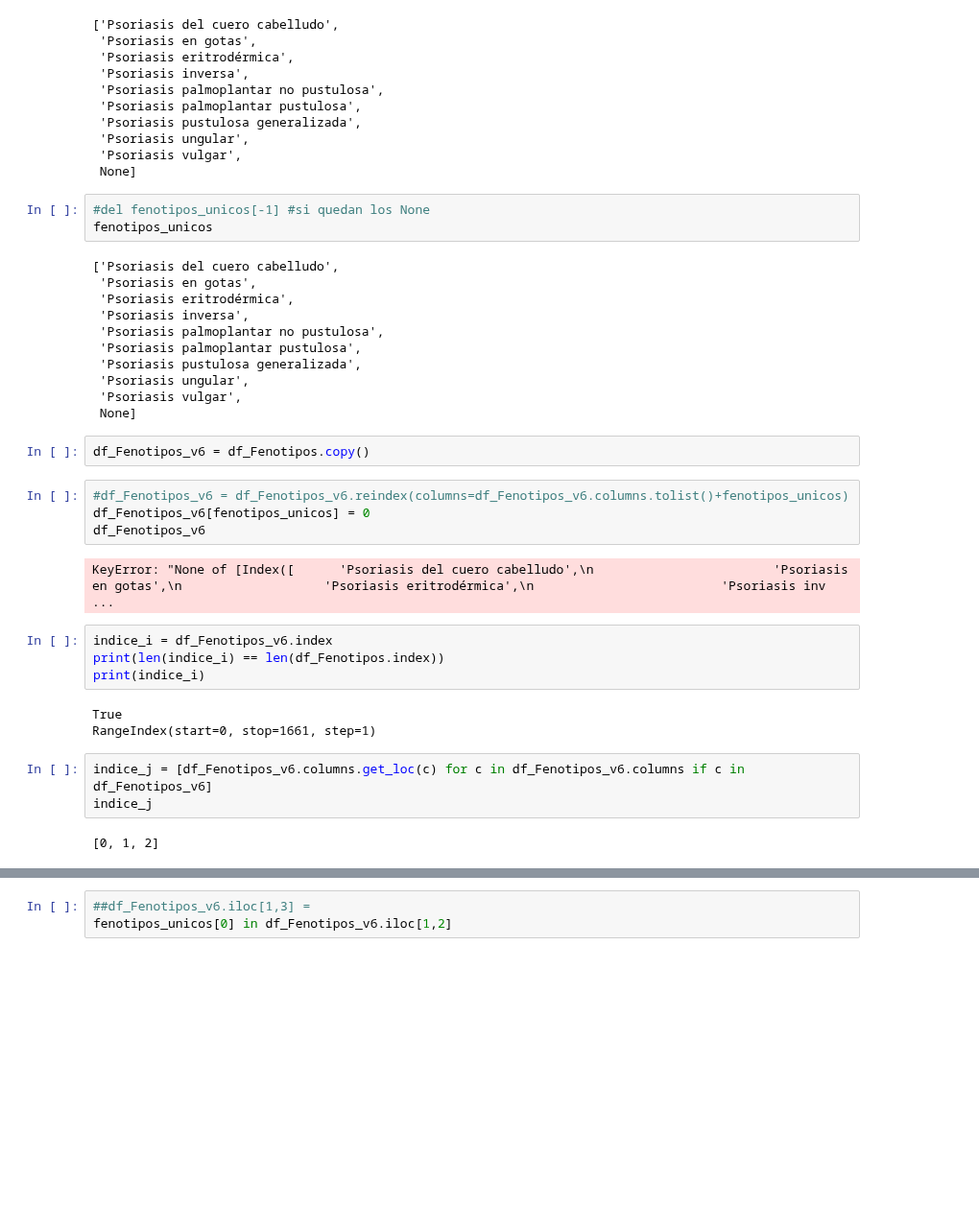
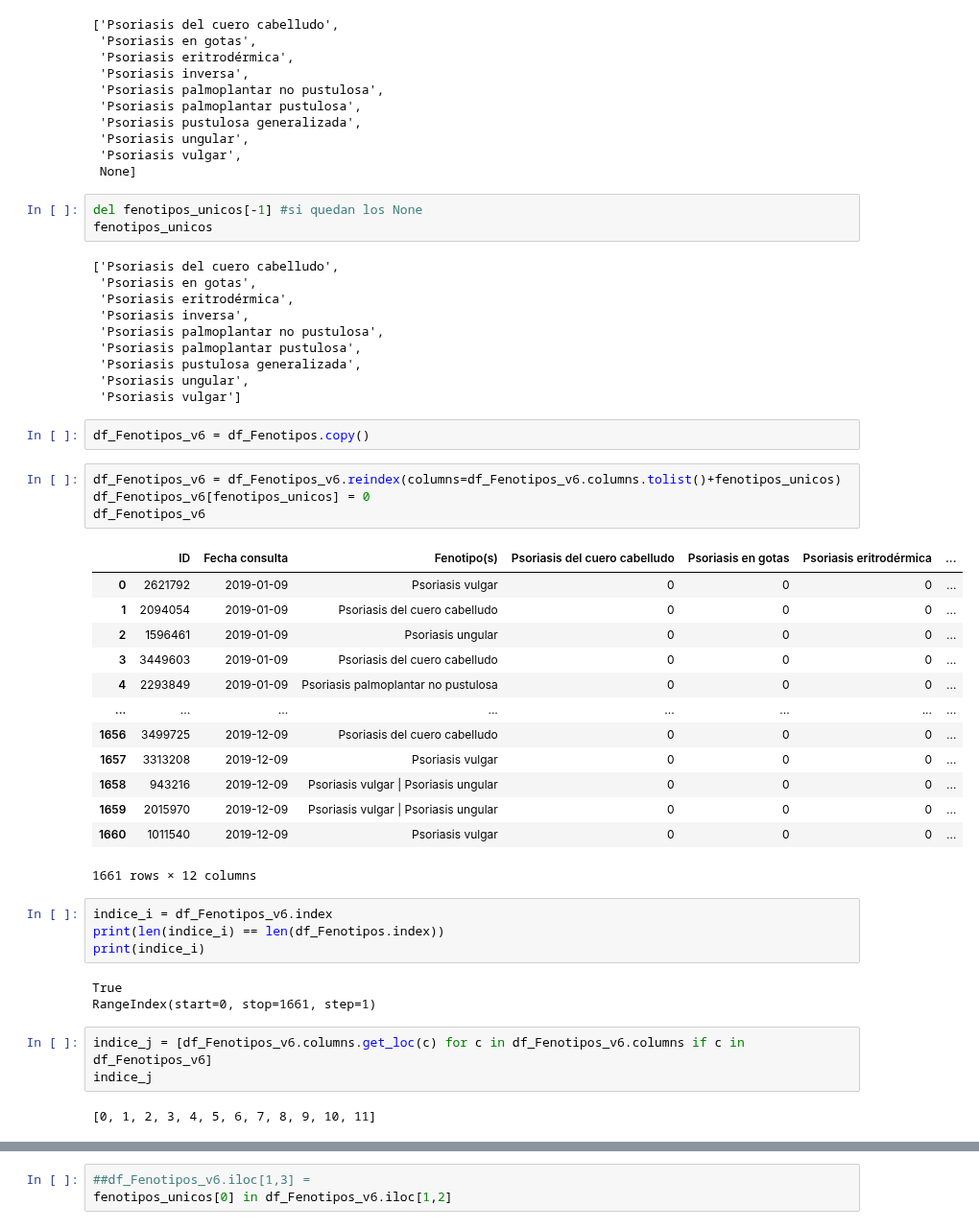
Before and after one commit to mavalderrama/helpharma, a Jupyter notebook: notebooks/clean_FENOTIPOS.ipynb, the cells around one changed output, grey strips where cells are left out. Shown at 96% size. Drawn from its saved outputs; the diff is of its cells as text; blank space fills up the shorter version.

```diff
--- a/notebooks/clean_FENOTIPOS.ipynb
+++ b/notebooks/clean_FENOTIPOS.ipynb
@@ -112,7 +112,7 @@ fenotipos_unicos
  'Psoriasis vulgar',
  None]
 # %%
-#del fenotipos_unicos[-1] #si quedan los None
+del fenotipos_unicos[-1] #si quedan los None
 fenotipos_unicos
 # %% [output]
 ['Psoriasis del cuero cabelludo',
@@ -123,16 +123,27 @@ fenotipos_unicos
  'Psoriasis palmoplantar pustulosa',
  'Psoriasis pustulosa generalizada',
  'Psoriasis ungular',
- 'Psoriasis vulgar',
- None]
+ 'Psoriasis vulgar']
 # %%
 df_Fenotipos_v6 = df_Fenotipos.copy()
 # %%
-#df_Fenotipos_v6 = df_Fenotipos_v6.reindex(columns=df_Fenotipos_v6.columns.tolist()+fenotipos_unicos)
+df_Fenotipos_v6 = df_Fenotipos_v6.reindex(columns=df_Fenotipos_v6.columns.tolist()+fenotipos_unicos)
 df_Fenotipos_v6[fenotipos_unicos] = 0
 df_Fenotipos_v6
 # %% [output]
+|  | ID | Fecha consulta | Fenotipo(s) | Psoriasis del cuero cabelludo | Psoriasis en gotas | Psoriasis eritrodérmica | ... |
+| 0 | 2621792 | 2019-01-09 | Psoriasis vulgar | 0 | 0 | 0 | ... |
+| 1 | 2094054 | 2019-01-09 | Psoriasis del cuero cabelludo | 0 | 0 | 0 | ... |
+| 2 | 1596461 | 2019-01-09 | Psoriasis ungular | 0 | 0 | 0 | ... |
+| 3 | 3449603 | 2019-01-09 | Psoriasis del cuero cabelludo | 0 | 0 | 0 | ... |
+| 4 | 2293849 | 2019-01-09 | Psoriasis palmoplantar no pustulosa | 0 | 0 | 0 | ... |
+| ... | ... | ... | ... | ... | ... | ... | ... |
+| 1656 | 3499725 | 2019-12-09 | Psoriasis del cuero cabelludo | 0 | 0 | 0 | ... |
+| 1657 | 3313208 | 2019-12-09 | Psoriasis vulgar | 0 | 0 | 0 | ... |
+| 1658 | 943216 | 2019-12-09 | Psoriasis vulgar | Psoriasis ungular | 0 | 0 | 0 | ... |
+| 1659 | 2015970 | 2019-12-09 | Psoriasis vulgar | Psoriasis ungular | 0 | 0 | 0 | ... |
+| 1660 | 1011540 | 2019-12-09 | Psoriasis vulgar | 0 | 0 | 0 | ... |
-KeyError: "None of [Index([      'Psoriasis del cuero cabelludo',\n                        'Psoriasis en gotas',\n                   'Psoriasis eritrodérmica',\n                         'Psoriasis inv ...
+1661 rows × 12 columns
 # %%
 indice_i = df_Fenotipos_v6.index
 print(len(indice_i) == len(df_Fenotipos.index))
@@ -144,7 +155,7 @@ RangeIndex(start=0, stop=1661, step=1)
 indice_j = [df_Fenotipos_v6.columns.get_loc(c) for c in df_Fenotipos_v6.columns if c in df_Fenotipos_v6]
 indice_j
 # %% [output]
-[0, 1, 2]
+[0, 1, 2, 3, 4, 5, 6, 7, 8, 9, 10, 11]
 # %%
 indice_j[3:]
 # %% [output]
```
Also changed, not shown: parts of 12 cells of this notebook, 4 other files.
